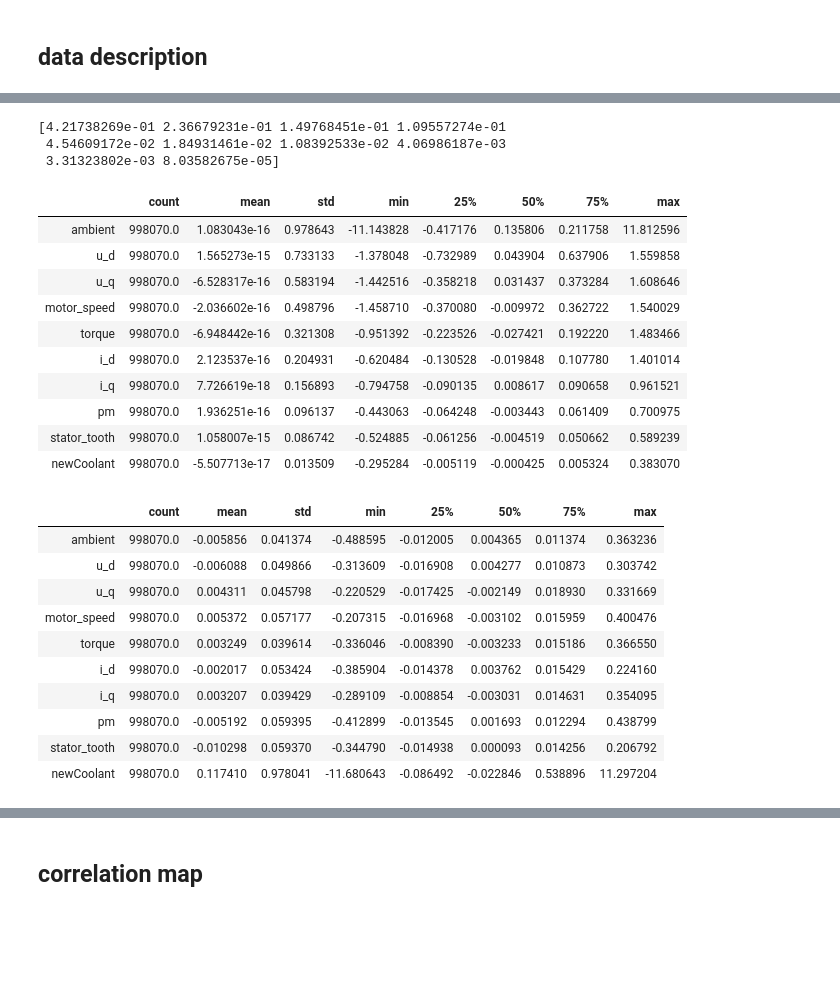
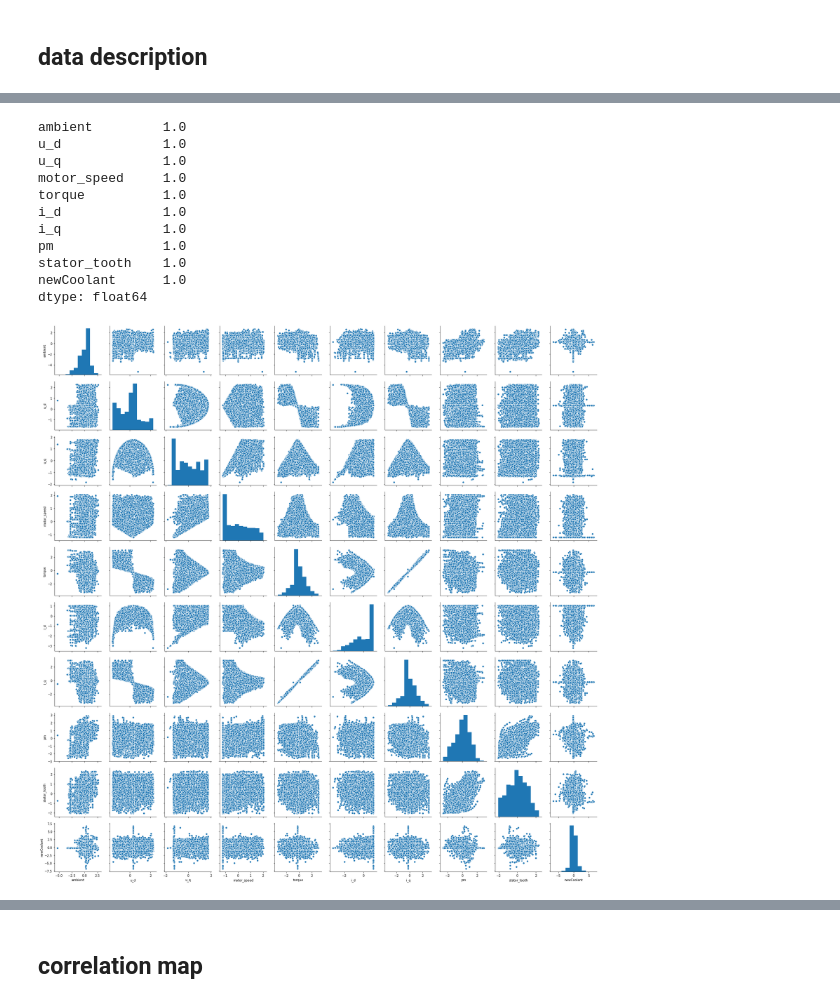
Before and after one commit to hyoussef/pmsm, a Jupyter notebook: pmsm.ipynb, the cells around one changed output, grey strips where cells are left out. Cells and saved outputs as stored; diff of their text form; code cells hidden in the pictures; blank space fills up the shorter version.

```diff
--- a/pmsm.ipynb
+++ b/pmsm.ipynb
@@ -107,61 +110,51 @@ from sklearn.pipeline import Pipeline
 # coolant is long right tail
 #df['newCoolantlog'] = df.coolant.map(np.log)
 from sklearn.preprocessing import StandardScaler, RobustScaler, MinMaxScaler, Normalizer, MaxAbsScaler
-#ss = StandardScaler() # -> 0.773837209163774
+ss = StandardScaler() # -> 0.773837209163774
 #ss = Normalizer() # -> used for NLP TF Idf but what ?
 #ss = MinMaxScaler()# -> good
-ss =    MaxAbsScaler()# ->  0.27318492751506374
+#ss =    MaxAbsScaler()# ->  0.27318492751506374
 # Apply scaler to numeric colu
 df2 = df.copy()
 
 coolant = df2['coolant']
 newCoolant = np.sign(coolant)*np.log(abs(coolant))
-ss.fit(df2)
+df2moisCoolant = df2.drop(['coolant'], axis =1)
+df2moisCoolant['newCoolant'] = newCoolant
+ss.fit(df2moisCoolant)
 from pandas import DataFrame
-df_scaled = DataFrame(ss.transform(df2), columns=df2.columns)
-df_scaled['newCoolant'] = newCoolant
 
-df_scaled_reduced = df_scaled.drop(['coolant', 'profile_id','stator_yoke', 'stator_winding'], axis=1)
+df_scaled = DataFrame(ss.transform(df2moisCoolant, copy=True), columns=df2moisCoolant.columns)
+#df_scaled['newCoolant'] = newCoolant
+
+df_scaled_reduced = df_scaled.drop([ 'profile_id','stator_yoke', 'stator_winding'], axis=1)
 
 # pca selection
-from sklearn.decomposition import PCA
-pca = PCA()
-df_scaled_reduced_pca = DataFrame(pca.fit_transform(df_scaled_reduced), columns=df_scaled_reduced.columns )
-print(pca.explained_variance_ratio_)
+#from sklearn.decomposition import PCA
+#pca = PCA()
+#df_scaled_reduced_pca = DataFrame(pca.fit_transform(df_scaled_reduced), columns=df_scaled_reduced.columns )
+#print(pca.explained_variance_ratio_)
 
-df_scaled_reduced_pca.describe().T
+#df_scaled_reduced_pca.describe().T
-# %% [output]
-[4.21738269e-01 2.36679231e-01 1.49768451e-01 1.09557274e-01
- 4.54609172e-02 1.84931461e-02 1.08392533e-02 4.06986187e-03
- 3.31323802e-03 8.03582675e-05]
-|  | count | mean | std | min | 25% | 50% | 75% | max |
-| ambient | 998070.0 | 1.083043e-16 | 0.978643 | -11.143828 | -0.417176 | 0.135806 | 0.211758 | 11.812596 |
-| u_d | 998070.0 | 1.565273e-15 | 0.733133 | -1.378048 | -0.732989 | 0.043904 | 0.637906 | 1.559858 |
-| u_q | 998070.0 | -6.528317e-16 | 0.583194 | -1.442516 | -0.358218 | 0.031437 | 0.373284 | 1.608646 |
-| motor_speed | 998070.0 | -2.036602e-16 | 0.498796 | -1.458710 | -0.370080 | -0.009972 | 0.362722 | 1.540029 |
-| torque | 998070.0 | -6.948442e-16 | 0.321308 | -0.951392 | -0.223526 | -0.027421 | 0.192220 | 1.483466 |
-| i_d | 998070.0 | 2.123537e-16 | 0.204931 | -0.620484 | -0.130528 | -0.019848 | 0.107780 | 1.401014 |
-| i_q | 998070.0 | 7.726619e-18 | 0.156893 | -0.794758 | -0.090135 | 0.008617 | 0.090658 | 0.961521 |
-| pm | 998070.0 | 1.936251e-16 | 0.096137 | -0.443063 | -0.064248 | -0.003443 | 0.061409 | 0.700975 |
-| stator_tooth | 998070.0 | 1.058007e-15 | 0.086742 | -0.524885 | -0.061256 | -0.004519 | 0.050662 | 0.589239 |
-| newCoolant | 998070.0 | -5.507713e-17 | 0.013509 | -0.295284 | -0.005119 | -0.000425 | 0.005324 | 0.383070 |
 # %%
 # plot scaled
 
 sns.pairplot(df_scaled_reduced.sample(frac=0.01))
 df_scaled_reduced.describe().T
+np.var(df_scaled_reduced,axis=0)
 # %% [output]
-|  | count | mean | std | min | 25% | 50% | 75% | max |
-| ambient | 998070.0 | -0.005856 | 0.041374 | -0.488595 | -0.012005 | 0.004365 | 0.011374 | 0.363236 |
-| u_d | 998070.0 | -0.006088 | 0.049866 | -0.313609 | -0.016908 | 0.004277 | 0.010873 | 0.303742 |
-| u_q | 998070.0 | 0.004311 | 0.045798 | -0.220529 | -0.017425 | -0.002149 | 0.018930 | 0.331669 |
-| motor_speed | 998070.0 | 0.005372 | 0.057177 | -0.207315 | -0.016968 | -0.003102 | 0.015959 | 0.400476 |
-| torque | 998070.0 | 0.003249 | 0.039614 | -0.336046 | -0.008390 | -0.003233 | 0.015186 | 0.366550 |
-| i_d | 998070.0 | -0.002017 | 0.053424 | -0.385904 | -0.014378 | 0.003762 | 0.015429 | 0.224160 |
-| i_q | 998070.0 | 0.003207 | 0.039429 | -0.289109 | -0.008854 | -0.003031 | 0.014631 | 0.354095 |
-| pm | 998070.0 | -0.005192 | 0.059395 | -0.412899 | -0.013545 | 0.001693 | 0.012294 | 0.438799 |
-| stator_tooth | 998070.0 | -0.010298 | 0.059370 | -0.344790 | -0.014938 | 0.000093 | 0.014256 | 0.206792 |
-| newCoolant | 998070.0 | 0.117410 | 0.978041 | -11.680643 | -0.086492 | -0.022846 | 0.538896 | 11.297204 |
+ambient         1.0
+u_d             1.0
+u_q             1.0
+motor_speed     1.0
+torque          1.0
+i_d             1.0
+i_q             1.0
+pm              1.0
+stator_tooth    1.0
+newCoolant      1.0
+dtype: float64
+[figure, added]
 # %%
 # new coolant scaled : log transformation from coolant
 df_scaled_reduced['newCoolant'].hist( )
```
Also changed, not shown: parts of 39 cells of this notebook.
